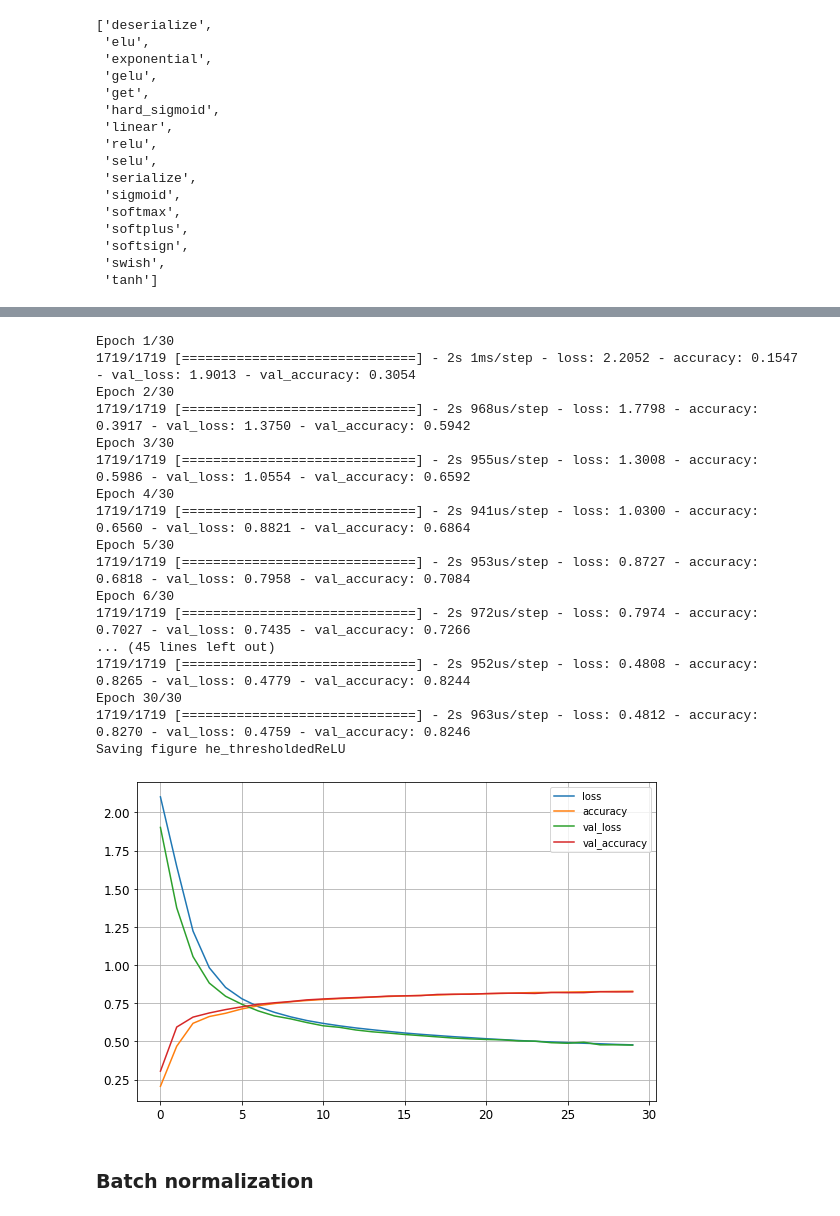
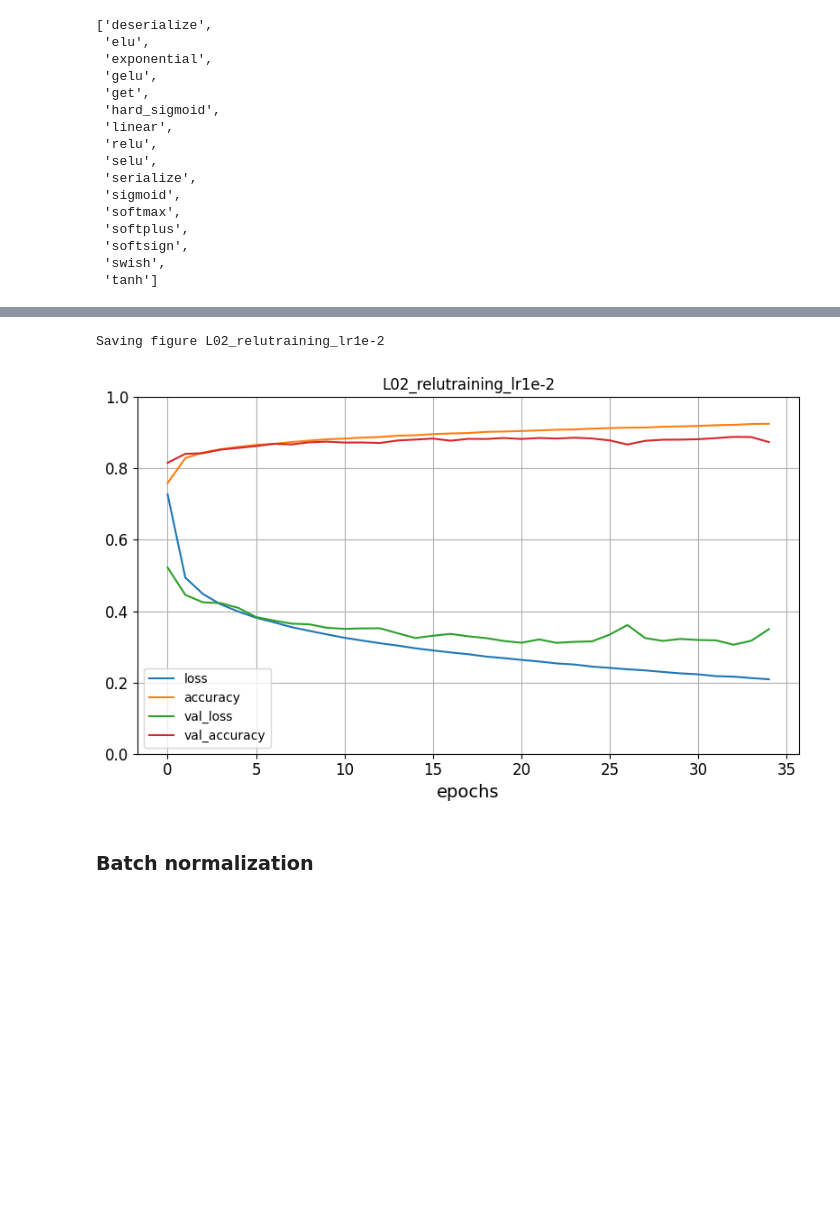
Before and after one commit to twyncoder/tf-hands-on, a Jupyter notebook: L02_TrainDNN-PROFESOR.ipynb, the cells around one changed output, grey strips where cells are left out. Cells and saved outputs as stored; diff of their text form; code cells hidden in the pictures; blank space fills up the shorter version.

```diff
--- a/L02_TrainDNN-PROFESOR.ipynb
+++ b/L02_TrainDNN-PROFESOR.ipynb
@@ -393,4 +322,0 @@ val_train_ratio_cb = PrintValTrainRatioCallback()
-# %%
-history = model.fit(X_train, y_train, epochs=2,
-                    validation_data=(X_valid, y_valid),
-                    callbacks=[val_train_ratio_cb])
@@ -504,19 +347,0 @@ Saving figure he_elu
-# %%
-# SOLUTION
-tf.random.set_seed(42)
-np.random.seed(42)
-
-model = keras.models.Sequential([
-    keras.layers.Flatten(input_shape=[28, 28]),
-    keras.layers.Dense(300, kernel_initializer="he_normal"),
-    keras.layers.LeakyReLU(),
-    keras.layers.Dense(100, kernel_initializer="he_normal"),
-    keras.layers.LeakyReLU(),
-    keras.layers.Dense(10, activation="softmax")
-])
-model.compile(loss="sparse_categorical_crossentropy",
-              optimizer=keras.optimizers.SGD(learning_rate=1e-3),
-              metrics=["accuracy"])
-history = model.fit(X_train, y_train, epochs=30,
-                    validation_data=(X_valid, y_valid))
-graph_training(history,"05.he_leakyReLU")
@@ -542,40 +348,8 @@ Saving figure he_leakyReLU
-# %%
-## SOLUTION
-# LeakyReLU: No se observan cambios importantes respecto ReLU
-# ELU: No se observan cambios importantes respecto a LeakyReLU
-model = keras.models.Sequential([
-    keras.layers.Flatten(input_shape=[28, 28]),
-    keras.layers.Dense(300, kernel_initializer="he_normal"),
-    keras.layers.ThresholdedReLU(),
-    keras.layers.Dense(100, kernel_initializer="he_normal"),
-    keras.layers.ThresholdedReLU(),
-    keras.layers.Dense(10, activation="softmax")
-])
-model.compile(loss="sparse_categorical_crossentropy",
-              optimizer=keras.optimizers.SGD(learning_rate=1e-3),
-              metrics=["accuracy"])
-history = model.fit(X_train, y_train, epochs=30,
-                    validation_data=(X_valid, y_valid))
-graph_training(history,"06.he_thresholdedReLU")
-# %% [output]
-Epoch 1/30
-1719/1719 [==============================] - 2s 1ms/step - loss: 2.2052 - accuracy: 0.1547 - val_loss: 1.9013 - val_accuracy: 0.3054
-Epoch 2/30
-1719/1719 [==============================] - 2s 968us/step - loss: 1.7798 - accuracy: 0.3917 - val_loss: 1.3750 - val_accuracy: 0.5942
-Epoch 3/30
-1719/1719 [==============================] - 2s 955us/step - loss: 1.3008 - accuracy: 0.5986 - val_loss: 1.0554 - val_accuracy: 0.6592
-Epoch 4/30
-1719/1719 [==============================] - 2s 941us/step - loss: 1.0300 - accuracy: 0.6560 - val_loss: 0.8821 - val_accuracy: 0.6864
-Epoch 5/30
-1719/1719 [==============================] - 2s 953us/step - loss: 0.8727 - accuracy: 0.6818 - val_loss: 0.7958 - val_accuracy: 0.7084
-Epoch 6/30
-1719/1719 [==============================] - 2s 972us/step - loss: 0.7974 - accuracy: 0.7027 - val_loss: 0.7435 - val_accuracy: 0.7266
-... (45 lines left out)
-1719/1719 [==============================] - 2s 952us/step - loss: 0.4808 - accuracy: 0.8265 - val_loss: 0.4779 - val_accuracy: 0.8244
-Epoch 30/30
-1719/1719 [==============================] - 2s 963us/step - loss: 0.4812 - accuracy: 0.8270 - val_loss: 0.4759 - val_accuracy: 0.8246
-Saving figure he_thresholdedReLU
-[figure, removed]
+# %%
+print_history(history,"L02_relutraining_lr1e-2")
+# %% [output]
+Saving figure L02_relutraining_lr1e-2
+[figure, added]
 # %% [markdown]
 ### Batch normalization
 # %% [markdown]
```
Also changed, not shown: parts of 65 cells of this notebook.
